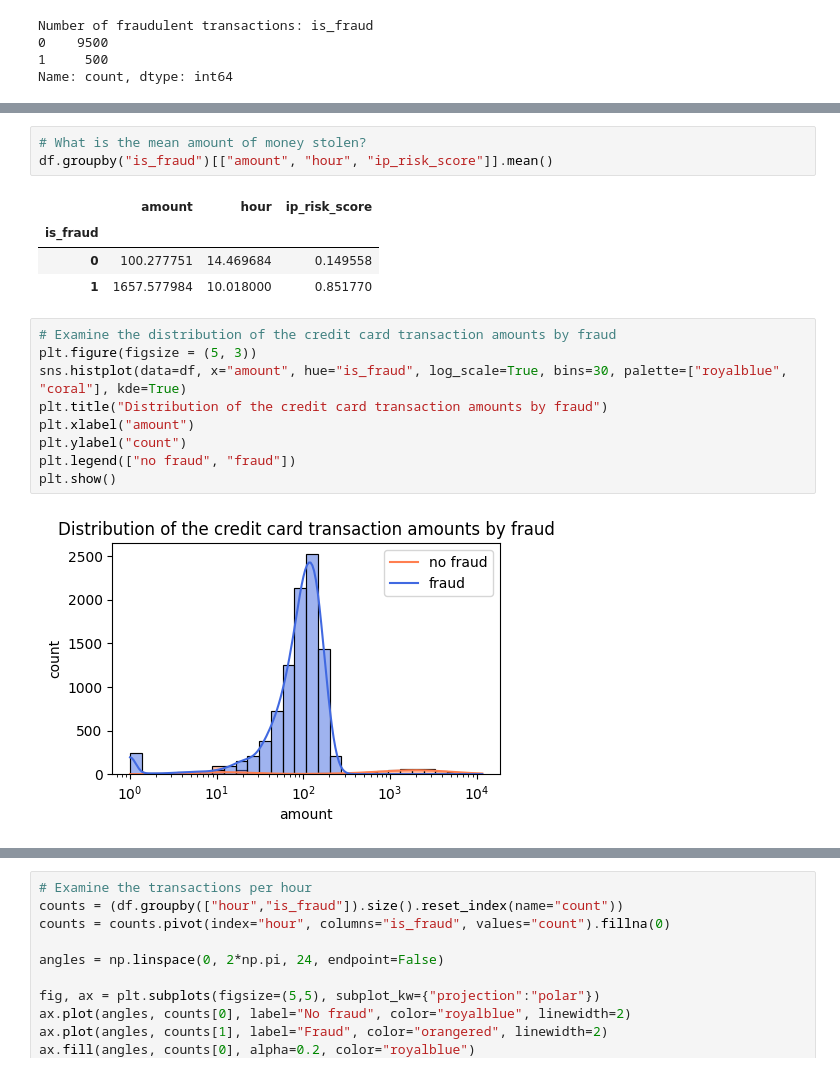
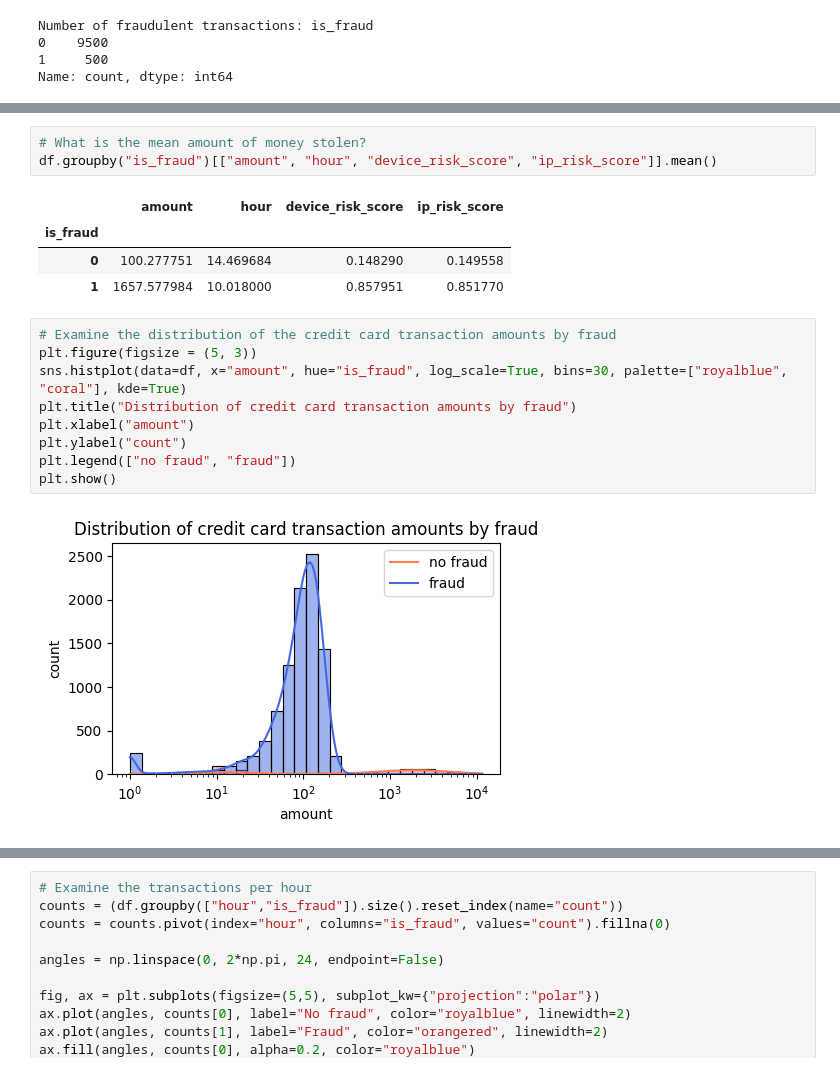
Before and after one commit to vylia/fraud, a Jupyter notebook: FinancialFraudAnalysis.ipynb, the cells around one changed output, grey strips where cells are left out. Saved outputs shown, nothing was run; the diff lists cells and outputs as text.

```diff
--- a/FinancialFraudAnalysis.ipynb
+++ b/FinancialFraudAnalysis.ipynb
@@ -81,22 +110,22 @@ df[["amount", "hour", "device_risk_score", "ip_risk_score", "is_fraud"]].describ
 # %%
 # What is the mean amount of money stolen?
-df.groupby("is_fraud")[["amount", "hour", "ip_risk_score"]].mean()
+df.groupby("is_fraud")[["amount", "hour", "device_risk_score", "ip_risk_score"]].mean()
 # %% [output]
-|  | amount | hour | ip_risk_score |
-| is_fraud |  |  |  |
-| 0 | 100.277751 | 14.469684 | 0.149558 |
-| 1 | 1657.577984 | 10.018000 | 0.851770 |
+|  | amount | hour | device_risk_score | ip_risk_score |
+| is_fraud |  |  |  |  |
+| 0 | 100.277751 | 14.469684 | 0.148290 | 0.149558 |
+| 1 | 1657.577984 | 10.018000 | 0.857951 | 0.851770 |
 # %%
 # Examine the distribution of the credit card transaction amounts by fraud
 plt.figure(figsize = (5, 3))
 sns.histplot(data=df, x="amount", hue="is_fraud", log_scale=True, bins=30, palette=["royalblue", "coral"], kde=True)
-plt.title("Distribution of the credit card transaction amounts by fraud")
+plt.title("Distribution of credit card transaction amounts by fraud")
 plt.xlabel("amount")
 plt.ylabel("count")
 plt.legend(["no fraud", "fraud"])
 plt.show()
 # %% [output]
-[figure, old version]
+[figure, new version]
 # %%
 # What is the distribution of fraudulent and non-fraudulent movements per country?
 prop = pd.crosstab(df["country"], df["is_fraud"], normalize="columns")
```
Also changed, not shown: parts of 13 cells of this notebook.
